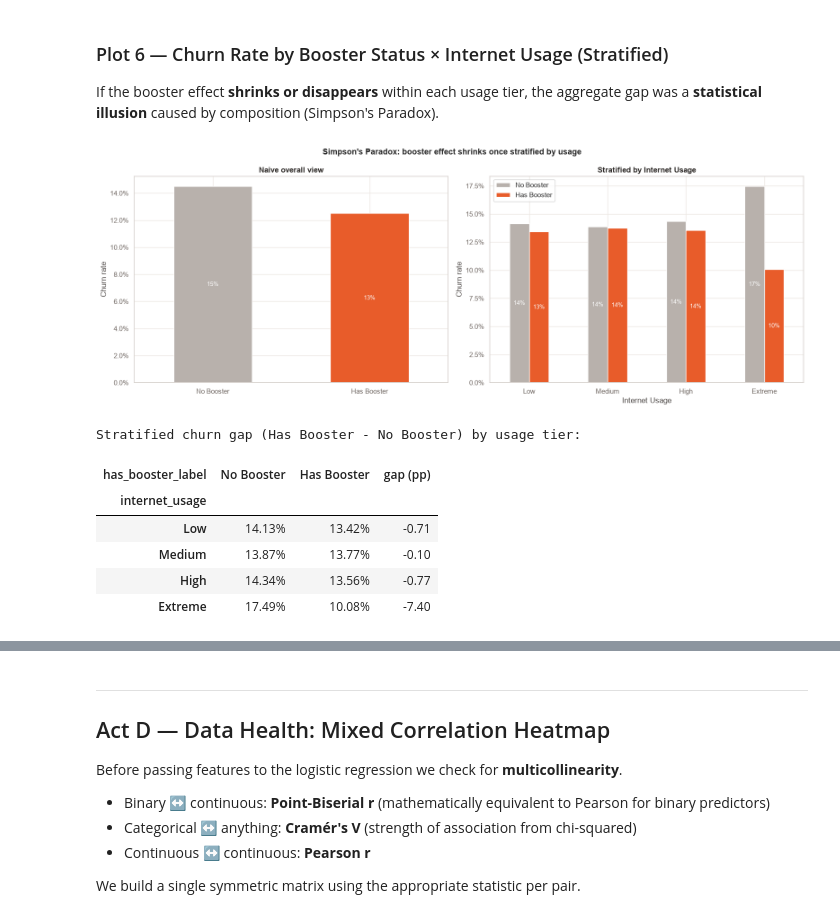
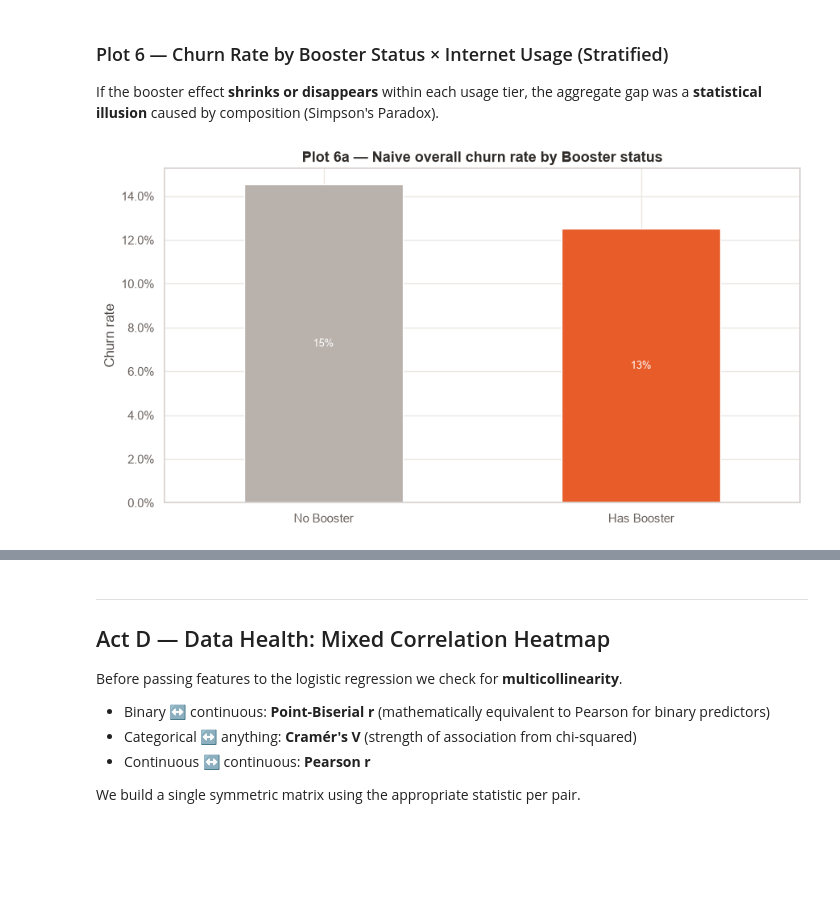
Before and after one commit to babenyshevs/sunrise, a Jupyter notebook: notebooks/02_eda.ipynb, the cells around one changed output, grey strips where cells are left out. Cells and saved outputs as stored; diff of their text form; code cells hidden in the pictures; blank space fills up the shorter version.

```diff
--- a/notebooks/02_eda.ipynb
+++ b/notebooks/02_eda.ipynb
@@ -300,83 +311,31 @@ If the booster effect **shrinks or disappears** within each usage tier, the aggr
 gap was a **statistical illusion** caused by composition (Simpson's Paradox).
 # %%
 overall_gap = df.groupby("has_booster_label", observed=True)["churned"].mean()
-
-stratified = (
-    df.groupby(["internet_usage", "has_booster_label"], observed=True)["churned"]
-      .mean()
-      .reset_index()
-      .rename(columns={"churned": "churn_rate"})
-)
 
 overall_view = (
     df.groupby("has_booster_label", observed=True)["churned"]
       .mean()
       .reindex(["No Booster", "Has Booster"])
       .to_frame(name="churn_rate")
 )
 
-stratified_view = (
-    stratified.pivot(index="internet_usage", columns="has_booster_label", values="churn_rate")
-              .reindex(["Low", "Medium", "High", "Extreme"])
-              [["No Booster", "Has Booster"]]
-)
-
-fig, axes = plt.subplots(1, 2, figsize=(16, 6), sharey=False)
-
-# Left: naive overall
+fig, ax = plt.subplots(figsize=(9, FIGURE_HEIGHT))
 overall_view.plot(
     kind="bar",
     y="churn_rate",
     color=BOOSTER_COLOR_LIST,
     legend=False,
-    ax=axes[0],
+    ax=ax,
     edgecolor=BAR_EDGE_COLOR,
 )
-axes[0].yaxis.set_major_formatter(mtick.PercentFormatter(xmax=1))
-axes[0].set_title("Naive overall view", fontweight="bold")
-axes[0].set_xlabel("")
-axes[0].set_ylabel("Churn rate")
-axes[0].set_xticklabels(overall_view.index, rotation=0)
-for bar_group in axes[0].containers:
-    axes[0].bar_label(bar_group, fmt=lambda x: f"{x:.0%}", label_type="center", fontsize=FONT_SIZE_LABEL, color=FONT_COLOR_ON_BAR)
-
-# Right: stratified by usage
-stratified_view.plot(
-    kind="bar",
-    color=BOOSTER_COLOR_LIST,
-    ax=axes[1],
-    edgecolor=BAR_EDGE_COLOR,
-)
-axes[1].yaxis.set_major_formatter(mtick.PercentFormatter(xmax=1))
-axes[1].set_title("Stratified by Internet Usage", fontweight="bold")
-axes[1].set_xlabel("Internet Usage")
-axes[1].set_ylabel("Churn rate")
-axes[1].set_xticklabels(stratified_view.index, rotation=0)
-axes[1].legend(title="")
-for bar_group in axes[1].containers:
-    axes[1].bar_label(bar_group, fmt=lambda x: f"{x:.0%}", label_type="center", fontsize=FONT_SIZE_LABEL, color=FONT_COLOR_ON_BAR)
-
-fig.suptitle(
-    "Simpson's Paradox: booster effect shrinks once stratified by usage",
-    fontsize=FONT_SIZE_TITLE, fontweight="bold",
-)
+ax.yaxis.set_major_formatter(mtick.PercentFormatter(xmax=1))
+ax.set_title("Plot 6a — Naive overall churn rate by Booster status", fontsize=FONT_SIZE_TITLE, fontweight="bold")
+ax.set_xlabel("")
+ax.set_ylabel("Churn rate")
+ax.set_xticklabels(overall_view.index, rotation=0)
+for bar_group in ax.containers:
+    ax.bar_label(bar_group, fmt=lambda x: f"{x:.0%}", label_type="center", fontsize=FONT_SIZE_LABEL, color=FONT_COLOR_ON_BAR)
 plt.tight_layout()
 plt.show()
-
-print("\nStratified churn gap (Has Booster - No Booster) by usage tier:")
-gap = (
-    stratified_view.assign(gap=lambda x: (x["Has Booster"] - x["No Booster"]) * 100)
-                   [["No Booster", "Has Booster", "gap"]]
-                   .rename(columns={"gap": "gap (pp)"})
-)
-gap.index = gap.index.astype(str)
-display(gap.style.format({"No Booster": "{:.2%}", "Has Booster": "{:.2%}", "gap (pp)": "{:.2f}"}))
 # %% [output]
-[figure, old version]
+[figure, new version]
-Stratified churn gap (Has Booster - No Booster) by usage tier:
-| has_booster_label | No Booster | Has Booster | gap (pp) |
-| internet_usage |  |  |  |
-| Low | 14.13% | 13.42% | -0.71 |
-| Medium | 13.87% | 13.77% | -0.10 |
-| High | 14.34% | 13.56% | -0.77 |
-| Extreme | 17.49% | 10.08% | -7.40 |
```
Also changed, not shown: parts of 9 cells of this notebook, 5 other files.
